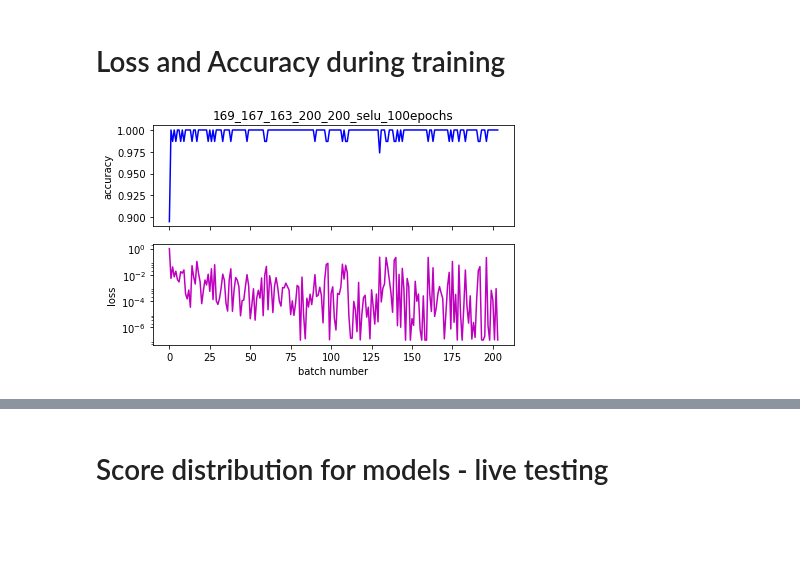
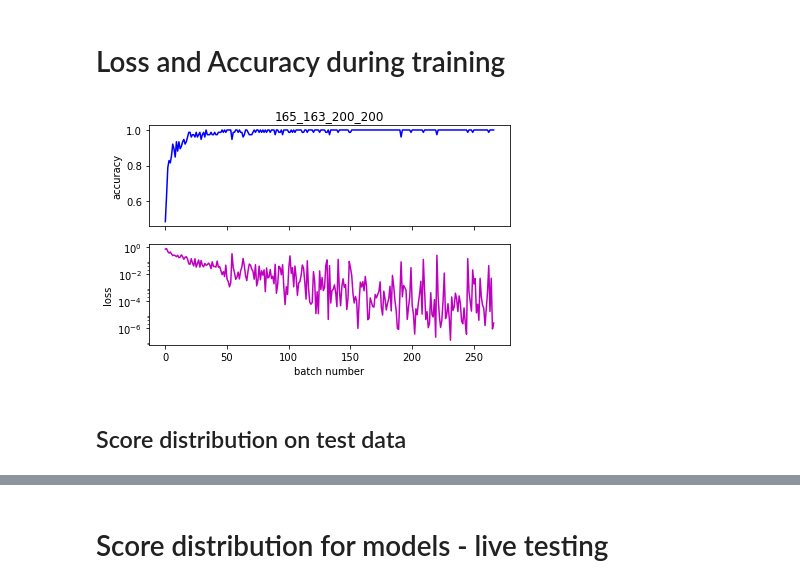
Before and after one commit to jamenne/WindingControl, a Jupyter notebook: plotmaker.ipynb, the cells around one changed output, grey strips where cells are left out. Saved outputs shown, nothing was run; the diff lists cells and outputs as text; code cells hidden in the pictures; blank space fills up the shorter version.

Commit message:
analysed Training and Score Data from last nights trainings

```diff
--- a/plotmaker.ipynb
+++ b/plotmaker.ipynb
@@ -777,28 +781,32 @@ ax.legend(loc='best')
 [figure]
 # %% [markdown]
 # Loss and Accuracy during training
+# %%
+name= '165_163_200_200'
 # %%
-accuracy, losses = np.genfromtxt('../TrainedModels/2017-09-09/169_167_200_200_selu_100epochs_retrained_TrainingData.txt', unpack=True)
+accuracy, losses = np.genfromtxt('../TrainedModels/2017-09-16/{}_TrainingData.txt'.format(name), unpack=True)
 # %%
 accuracy = np.array(accuracy)
 losses = np.array(losses)
 
 fig, ax = plt.subplots(2, sharex=True)
 
 every_item = 100
 
 ax[0].plot(accuracy[::every_item], color = 'b', marker='', ls='-')
 ax[1].plot(losses[::every_item], color = 'm', marker='', ls='-')
 
 ax[1].set_xlabel('batch number')
 ax[0].set_ylabel('accuracy')
 ax[1].set_ylabel('loss')
 
 ax[1].set_yscale('log')
 
-ax[0].set_title('169_167_163_200_200_selu_100epochs')
+ax[0].set_title(name)
 
 plt.tight_layout()
-plt.savefig('../Data/2017-09-09/169_167_200_200_selu_100epochs_retrained/LossAccLog::{}.png'.format(every_item))
+plt.savefig('../Data/2017-09-16/{}/LossAccLog::{}.png'.format(name, every_item))
 # %% [output]
-[figure, old version]
+[figure, new version]
+# %% [markdown]
+## Score distribution on test data
```
Also changed, not shown: parts of 4 cells of this notebook, 1 other file.
